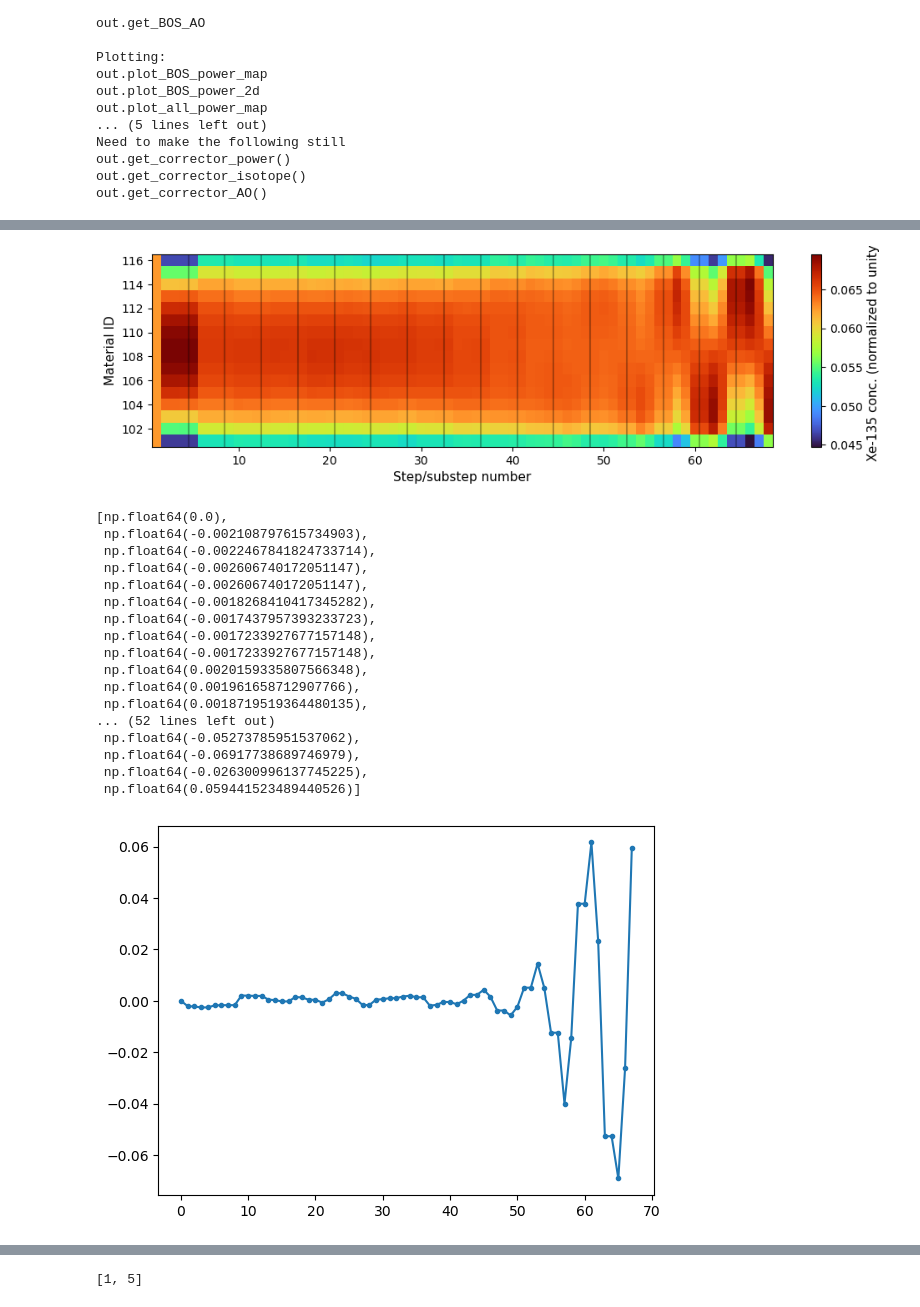
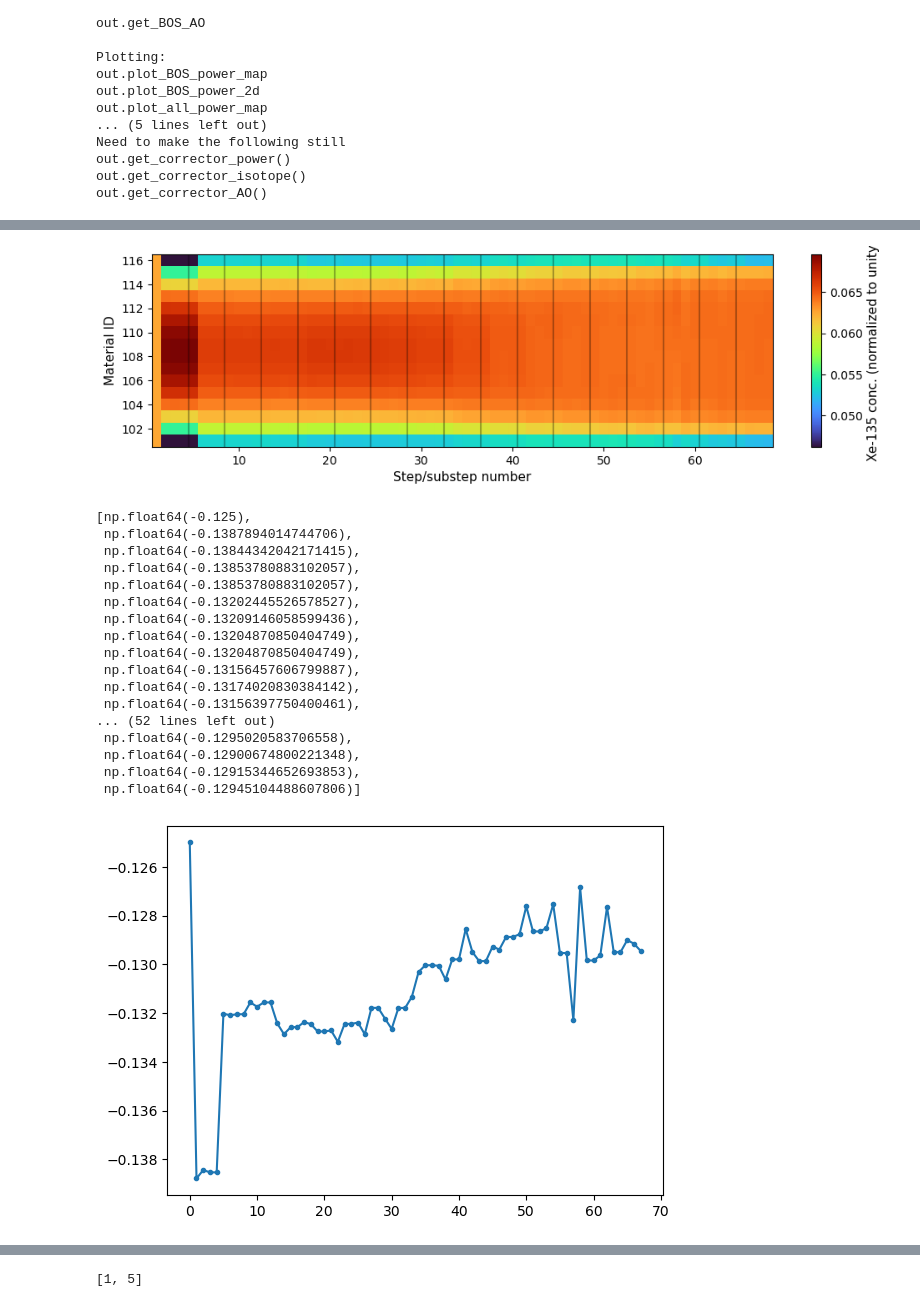
Before and after one commit to jfaulkner31/SCALETools, a Jupyter notebook: SCALEDepleter/pickle_examples/tempDepndFHR_ex5.ipynb, the cells around one changed output, grey strips where cells are left out. Saved outputs shown, nothing was run; the diff lists cells and outputs as text; code cells hidden in the pictures.

```diff
--- a/SCALEDepleter/pickle_examples/tempDepndFHR_ex5.ipynb
+++ b/SCALEDepleter/pickle_examples/tempDepndFHR_ex5.ipynb
@@ -17,5 +17,5 @@ matplotlib.font_manager.findfont('Cambria')
 # %%
-out = open_pkl(filename='homogenized_case1_upTo_stepNum_11.pkl')
+out = open_pkl(filename='hom_case1_675kNPG_alpha075.pkl')
 # %%
 # available functions:
 # out.print_case_settings()
@@ -165,39 +165,39 @@ xe135arr = out.plot_BOS_isotopics_map(isotope='Xe-135',
 parr = out.plot_all_isotopics_map(isotope='Xe-135',
                        normalize=True, figsize=(12,3), cmap='turbo', fontsize=11, fontname=globalfont)
 # %% [output]
-[figure, old version]
+[figure, new version]
 # %%
 offset = []
 for step in range(np.shape(parr)[1]):
   top = 0.0
   bottom = 0.0
   for mat in range(np.shape(parr)[0]):
-    if mat <= 7:
+    if mat <= 6:
       top += parr[mat,step]
     else:
       bottom += parr[mat,step]
   offset += [(top-bottom)/(top+bottom)]
 plt.plot(offset, '-o', markersize=3)
 
 
 offset
 # %% [output]
-[np.float64(0.0),
- np.float64(-0.002108797615734903),
- np.float64(-0.0022467841824733714),
- np.float64(-0.002606740172051147),
- np.float64(-0.002606740172051147),
- np.float64(-0.0018268410417345282),
- np.float64(-0.0017437957393233723),
- np.float64(-0.0017233927677157148),
- np.float64(-0.0017233927677157148),
- np.float64(0.0020159335807566348),
- np.float64(0.001961658712907766),
- np.float64(0.0018719519364480135),
+[np.float64(-0.125),
+ np.float64(-0.1387894014744706),
+ np.float64(-0.13844342042171415),
+ np.float64(-0.13853780883102057),
+ np.float64(-0.13853780883102057),
+ np.float64(-0.13202445526578527),
+ np.float64(-0.13209146058599436),
+ np.float64(-0.13204870850404749),
+ np.float64(-0.13204870850404749),
+ np.float64(-0.13156457606799887),
+ np.float64(-0.13174020830384142),
+ np.float64(-0.13156397750400461),
 ... (52 lines left out)
- np.float64(-0.05273785951537062),
- np.float64(-0.06917738689746979),
- np.float64(-0.026300996137745225),
- np.float64(0.059441523489440526)]
+ np.float64(-0.1295020583706558),
+ np.float64(-0.12900674800221348),
+ np.float64(-0.12915344652693853),
+ np.float64(-0.12945104488607806)]
-[figure, old version]
+[figure, new version]
 # %%
```
Also changed, not shown: parts of 15 cells of this notebook, 7 other files.
